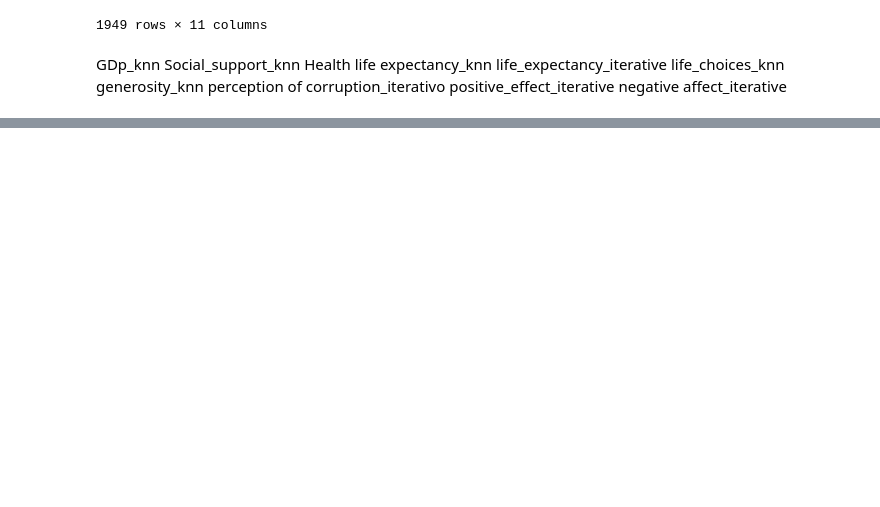
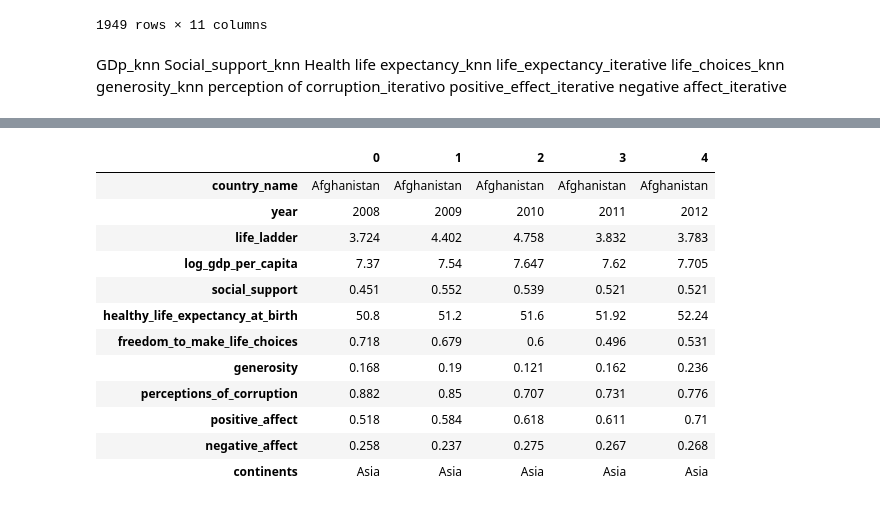
Before and after one commit to Adalab/da-promo-F-modulo4-sprint1-pairprogramming-SilviaElena, a Jupyter notebook: limpieza.ipynb, the cells around one changed output, grey strips where cells are left out. Drawn from its saved outputs; the diff is of its cells as text; code cells hidden in the pictures; blank space fills up the shorter version.

```diff
--- a/limpieza.ipynb
+++ b/limpieza.ipynb
@@ -218,0 +461,20 @@ negative affect_iterative
+# %%
+whr["continents"] = whr["country_name"]
+# %%
+whr["continents"] = whr["continents"].replace(country_to_continent)
+# %%
+whr.head().T
+# %% [output]
+|  | 0 | 1 | 2 | 3 | 4 |
+| country_name | Afghanistan | Afghanistan | Afghanistan | Afghanistan | Afghanistan |
+| year | 2008 | 2009 | 2010 | 2011 | 2012 |
+| life_ladder | 3.724 | 4.402 | 4.758 | 3.832 | 3.783 |
+| log_gdp_per_capita | 7.37 | 7.54 | 7.647 | 7.62 | 7.705 |
+| social_support | 0.451 | 0.552 | 0.539 | 0.521 | 0.521 |
+| healthy_life_expectancy_at_birth | 50.8 | 51.2 | 51.6 | 51.92 | 52.24 |
+| freedom_to_make_life_choices | 0.718 | 0.679 | 0.6 | 0.496 | 0.531 |
+| generosity | 0.168 | 0.19 | 0.121 | 0.162 | 0.236 |
+| perceptions_of_corruption | 0.882 | 0.85 | 0.707 | 0.731 | 0.776 |
+| positive_affect | 0.518 | 0.584 | 0.618 | 0.611 | 0.71 |
+| negative_affect | 0.258 | 0.237 | 0.275 | 0.267 | 0.268 |
+| continents | Asia | Asia | Asia | Asia | Asia |
```
Also changed, not shown: parts of 11 cells of this notebook.
